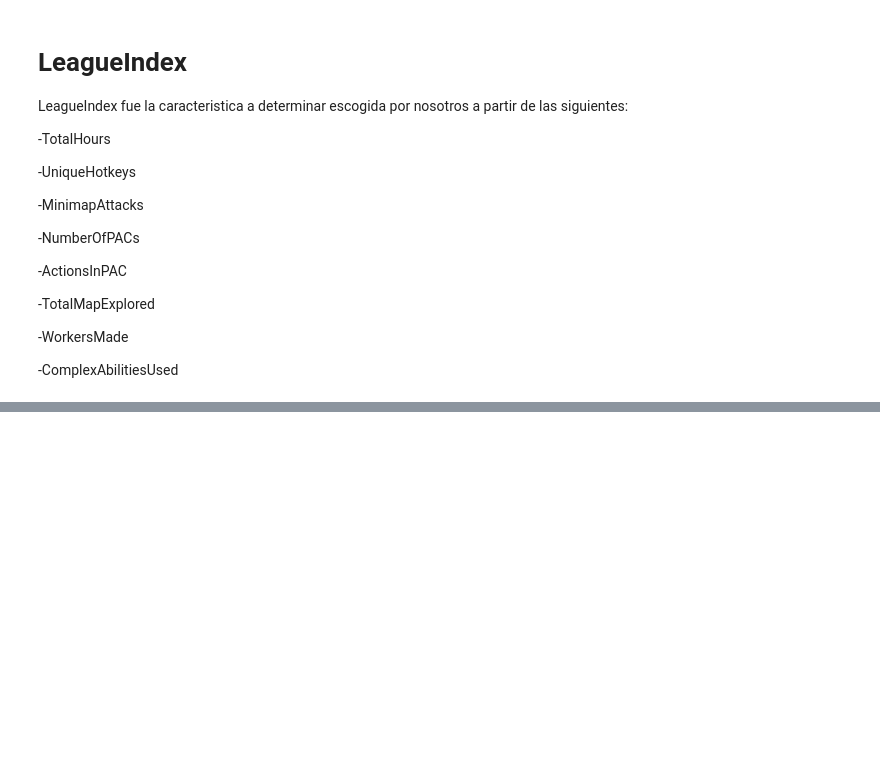
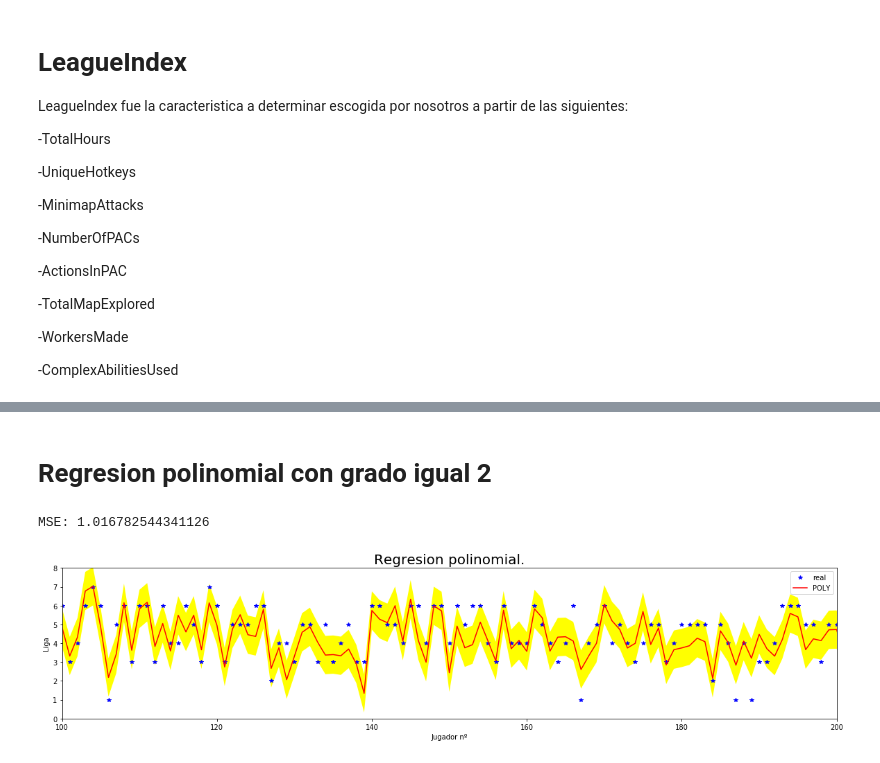
Before and after one commit to AlonsoDiCandia14/Teoria_Informacion, a Jupyter notebook: MP01/MP01.ipynb, the cells around one changed output, grey strips where cells are left out. Cells and saved outputs as stored; diff of their text form; code cells hidden in the pictures; blank space fills up the shorter version.

```diff
--- a/MP01/MP01.ipynb
+++ b/MP01/MP01.ipynb
@@ -163,0 +174,32 @@ plt.legend()
+# %% [markdown]
+# Regresion polinomial con grado igual 2
+# %%
+accuracy = 0.1000000
+Y_result3 = []
+poly = PolynomialFeatures(2)
+
+clf = LinearRegression()
+phi_transform = poly.fit_transform(phi[:,1:(len(X)+1)])
+fit = clf.fit(phi_transform,y)
+Y_in_for = clf.predict(phi_transform)
+accuracy_in_for = mean_squared_error(y,Y_in_for)
+if accuracy_in_for > accuracy:
+    accuracy = accuracy_in_for
+    Y_result3 = Y_in_for
+
+
+beta = mean_squared_error(y,Y_result3)
+print('MSE:',beta)
+plt.figure(figsize =(20,4))
+plt.title('Regresion polinomial.',fontsize=20)
+plt.plot(x_label,y,'b*',label='real')
+plt.plot(x_label,Y_result3,'r-',label='POLY')
+plt.fill_between(range(0,len(y)), Y_result3+beta, Y_result3-beta, facecolor='yellow')
+plt.axis([100,200, 0, 8])
+plt.xlabel('Jugador nº')
+plt.ylabel('Liga')
+plt.legend()
+plt.savefig('polinomial.jpeg')
+# %% [output]
+MSE: 1.016782544341126
+[figure, added]
```
Also changed, not shown: parts of 18 cells of this notebook, 25 other files.
